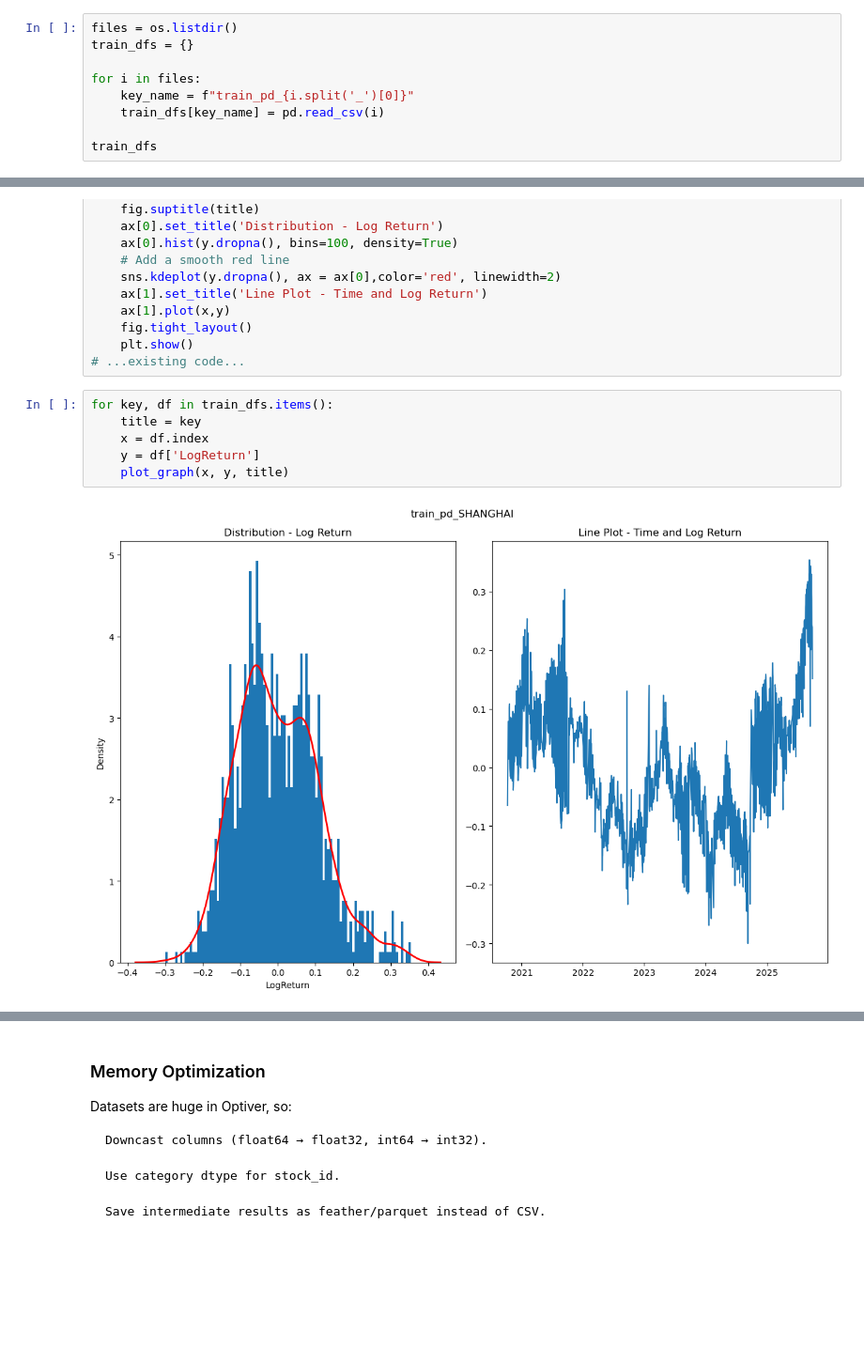
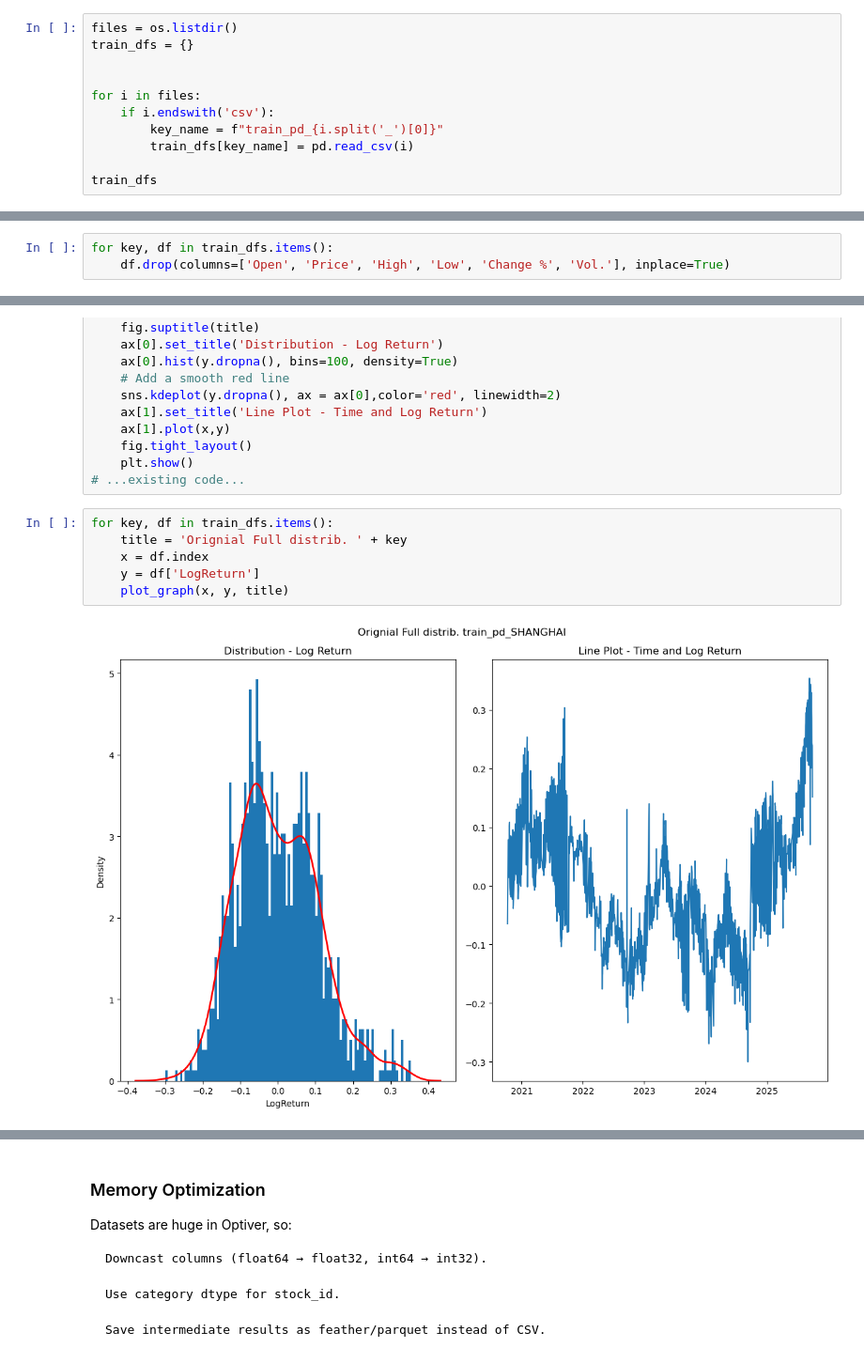
Before and after one commit to victorsobottka/bse-thesis-synthetic-data, a Jupyter notebook: 0_3_Optiver_datapreprocessing_BRICS_v0.ipynb, the cells around one changed output, grey strips where cells are left out. Shown at 94% size. Drawn from its saved outputs; the diff is of its cells as text; blank space fills up the shorter version.

```diff
--- a/0_3_Optiver_datapreprocessing_BRICS_v0.ipynb
+++ b/0_3_Optiver_datapreprocessing_BRICS_v0.ipynb
@@ -41,9 +52,11 @@ current_path
 files = os.listdir()
 train_dfs = {}
 
+
 for i in files:
-    key_name = f"train_pd_{i.split('_')[0]}"
-    train_dfs[key_name] = pd.read_csv(i)
+    if i.endswith('csv'):
+        key_name = f"train_pd_{i.split('_')[0]}"
+        train_dfs[key_name] = pd.read_csv(i)
 
 train_dfs
 # %% [output]
@@ -329,3 +344,6 @@ upper_bound: 0.676387820852424
+# %%
+for key, df in train_dfs.items():
+    df.drop(columns=['Open', 'Price', 'High', 'Low', 'Change %', 'Vol.'], inplace=True)
 # %%
 import seaborn as sns
 def plot_graph(x, y, title):
@@ -342,9 +360,9 @@ def plot_graph(x, y, title):
 # ...existing code...
 # %%
 for key, df in train_dfs.items():
-    title = key
+    title = 'Orignial Full distrib. ' + key
     x = df.index
     y = df['LogReturn']
     plot_graph(x, y, title)
 # %% [output]
-[figure, old version]
+[figure, new version]
```
Also changed, not shown: parts of 12 cells of this notebook, 35 other files.
